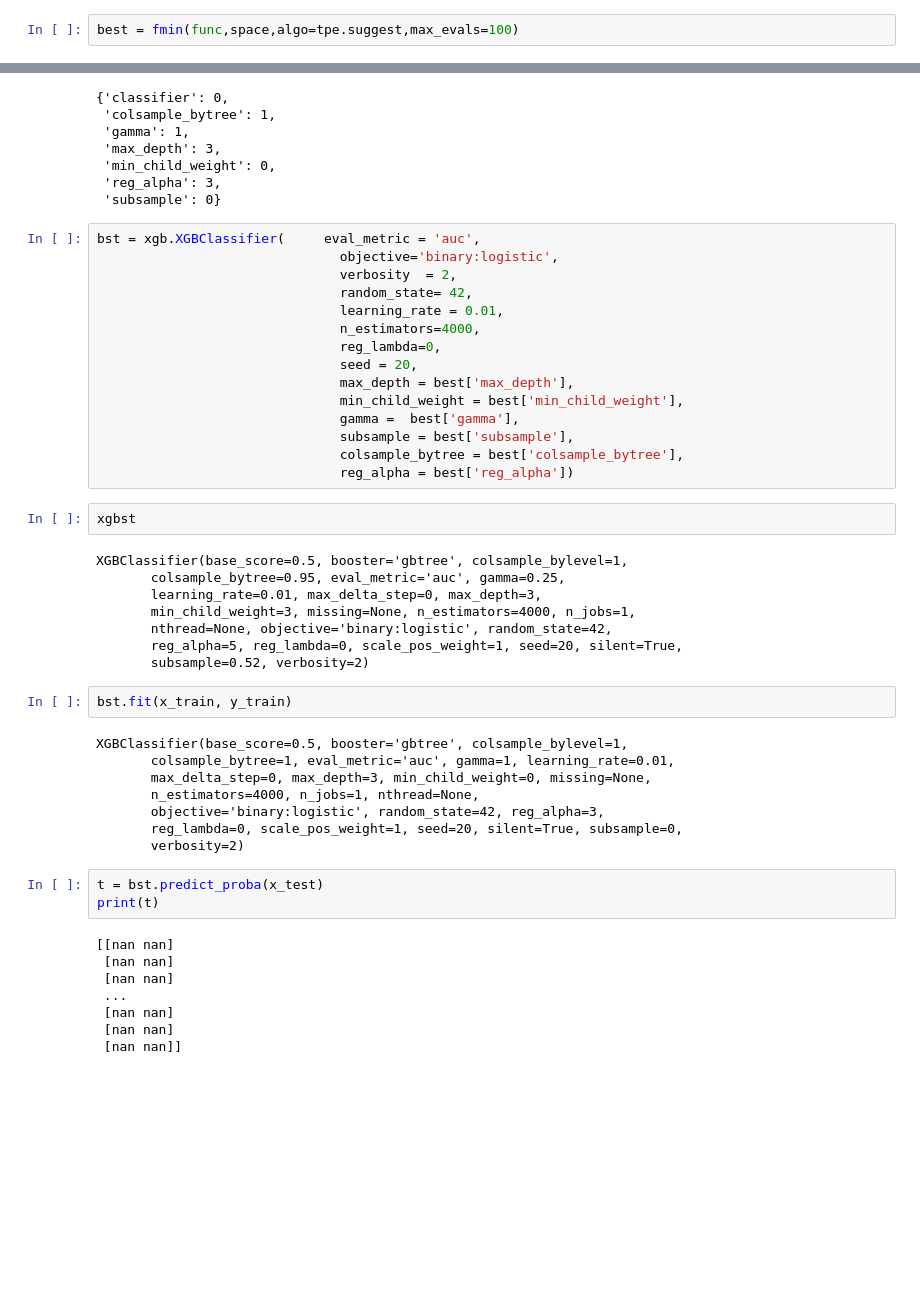
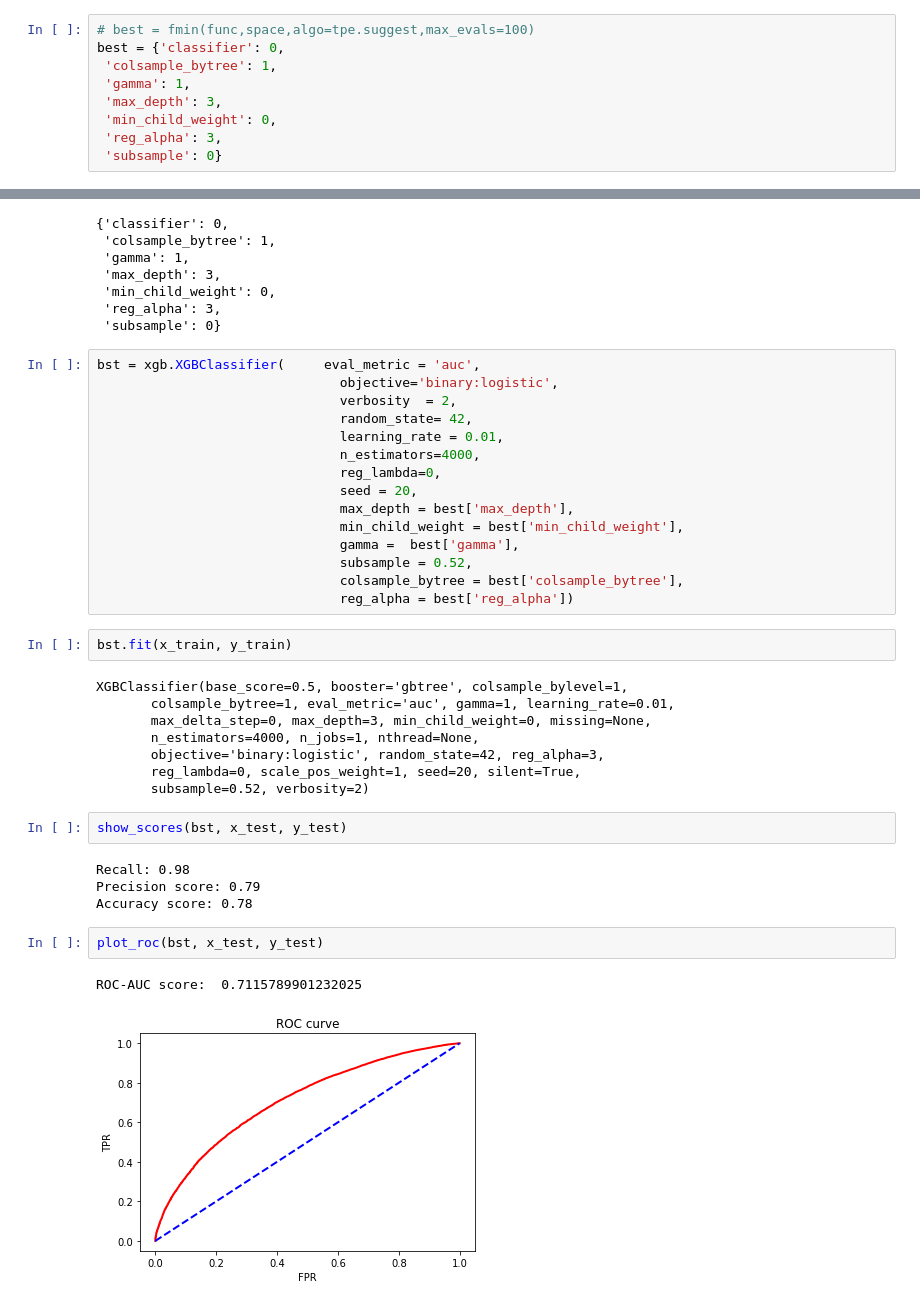
Before and after one commit to Anastasiyabordak/ODS_training, a Jupyter notebook: Models.ipynb, the cells around one changed output, grey strips where cells are left out. Drawn from its saved outputs; the diff is of its cells as text; blank space fills up the shorter version.

```diff
--- a/Models.ipynb
+++ b/Models.ipynb
@@ -553,4 +553,11 @@ space
 # %%
 # trials = MongoTrials('mongo://localhost:27017/foo_db/jobs',exp_key='exp1')
 # %%
-best = fmin(func,space,algo=tpe.suggest,max_evals=100)
+# best = fmin(func,space,algo=tpe.suggest,max_evals=100)
+best = {'classifier': 0,
+ 'colsample_bytree': 1,
+ 'gamma': 1,
+ 'max_depth': 3,
+ 'min_child_weight': 0,
+ 'reg_alpha': 3,
+ 'subsample': 0}
@@ -594,19 +583,9 @@ bst = xgb.XGBClassifier(     eval_metric = 'auc',
                                max_depth = best['max_depth'],
                                min_child_weight = best['min_child_weight'],
                                gamma =  best['gamma'],
-                               subsample = best['subsample'],
+                               subsample = 0.52,
                                colsample_bytree = best['colsample_bytree'],
                                reg_alpha = best['reg_alpha'])
-# %%
-xgbst
-# %% [output]
-XGBClassifier(base_score=0.5, booster='gbtree', colsample_bylevel=1,
-       colsample_bytree=0.95, eval_metric='auc', gamma=0.25,
-       learning_rate=0.01, max_delta_step=0, max_depth=3,
-       min_child_weight=3, missing=None, n_estimators=4000, n_jobs=1,
-       nthread=None, objective='binary:logistic', random_state=42,
-       reg_alpha=5, reg_lambda=0, scale_pos_weight=1, seed=20, silent=True,
-       subsample=0.52, verbosity=2)
 # %%
 bst.fit(x_train, y_train)
 # %% [output]
@@ -615,16 +594,16 @@ XGBClassifier(base_score=0.5, booster='gbtree', colsample_bylevel=1,
        max_delta_step=0, max_depth=3, min_child_weight=0, missing=None,
        n_estimators=4000, n_jobs=1, nthread=None,
        objective='binary:logistic', random_state=42, reg_alpha=3,
-       reg_lambda=0, scale_pos_weight=1, seed=20, silent=True, subsample=0,
-       verbosity=2)
+       reg_lambda=0, scale_pos_weight=1, seed=20, silent=True,
+       subsample=0.52, verbosity=2)
-# %%
-t = bst.predict_proba(x_test)
-print(t)
-# %% [output]
-[[nan nan]
- [nan nan]
- [nan nan]
- ...
- [nan nan]
- [nan nan]
- [nan nan]]
+# %%
+show_scores(bst, x_test, y_test)
+# %% [output]
+Recall: 0.98
+Precision score: 0.79
+Accuracy score: 0.78
+# %%
+plot_roc(bst, x_test, y_test)
+# %% [output]
+ROC-AUC score:  0.7115789901232025
+[figure, added]
```
Also changed, not shown: parts of 11 cells of this notebook.
